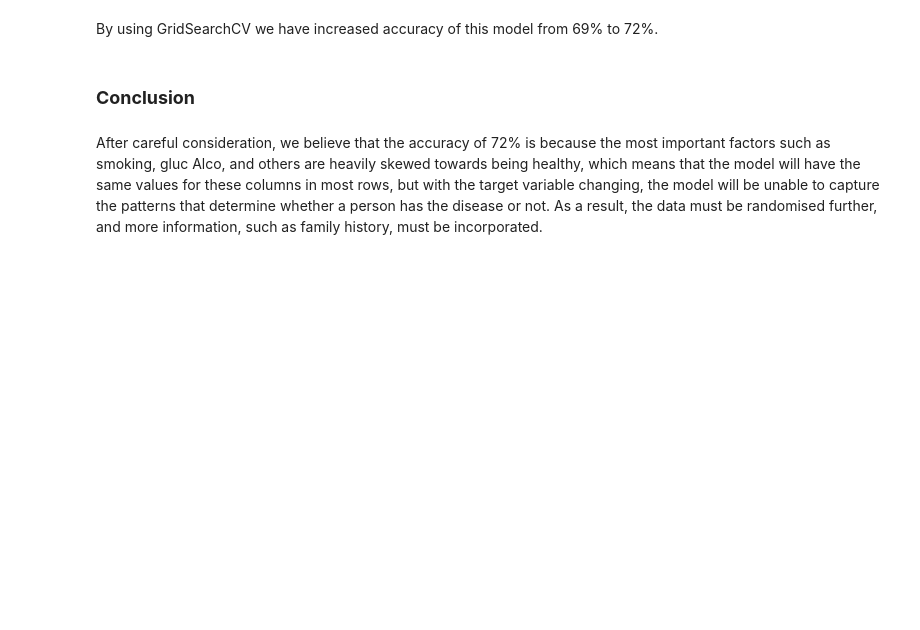
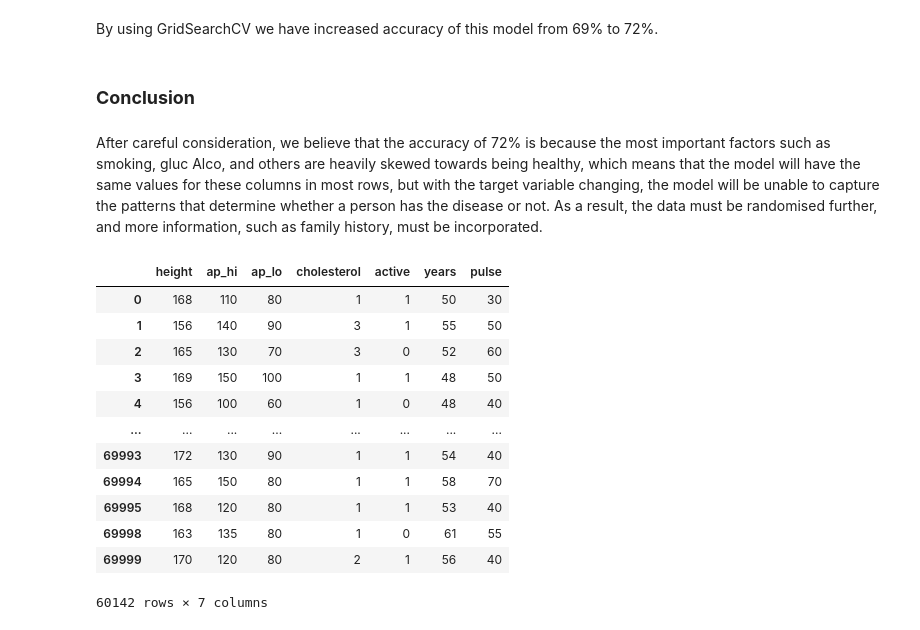
Before and after one commit to that-rookie-parth/Cardiovascular-Prediction, a Jupyter notebook: CVD-prediction.ipynb, the cells around one changed output. Drawn from its saved outputs; the diff is of its cells as text; code cells hidden in the pictures; blank space fills up the shorter version.

```diff
--- a/CVD-prediction.ipynb
+++ b/CVD-prediction.ipynb
@@ -428,3 +426,19 @@ After careful consideration, we believe that the accuracy of 72% is because the
 import pickle as pkl
 with open("./model.pkl", "wb") as file:
     pkl.dump(grid, file)
+# %%
+X
+# %% [output]
+|  | height | ap_hi | ap_lo | cholesterol | active | years | pulse |
+| 0 | 168 | 110 | 80 | 1 | 1 | 50 | 30 |
+| 1 | 156 | 140 | 90 | 3 | 1 | 55 | 50 |
+| 2 | 165 | 130 | 70 | 3 | 0 | 52 | 60 |
+| 3 | 169 | 150 | 100 | 1 | 1 | 48 | 50 |
+| 4 | 156 | 100 | 60 | 1 | 0 | 48 | 40 |
+| ... | ... | ... | ... | ... | ... | ... | ... |
+| 69993 | 172 | 130 | 90 | 1 | 1 | 54 | 40 |
+| 69994 | 165 | 150 | 80 | 1 | 1 | 58 | 70 |
+| 69995 | 168 | 120 | 80 | 1 | 1 | 53 | 40 |
+| 69998 | 163 | 135 | 80 | 1 | 0 | 61 | 55 |
+| 69999 | 170 | 120 | 80 | 2 | 1 | 56 | 40 |
+60142 rows × 7 columns
```
Also changed, not shown: parts of 7 cells of this notebook, 1 other file.
